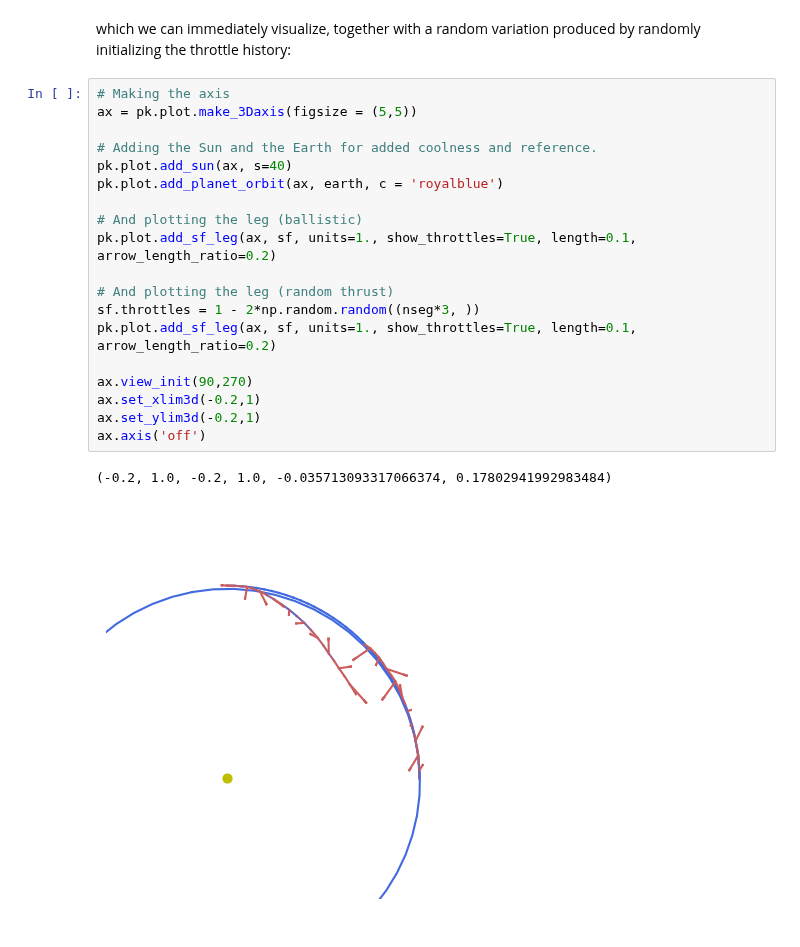
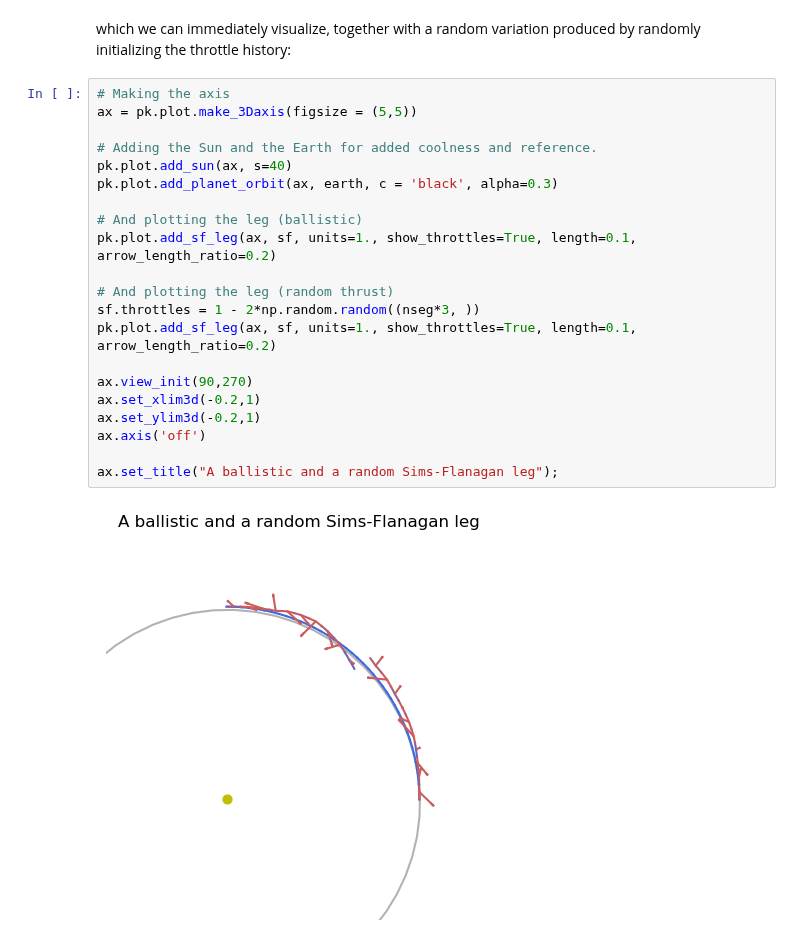
Before and after one commit to esa/kep3, a Jupyter notebook: doc/notebooks/plotting.ipynb, the cells around one changed output. Saved outputs shown, nothing was run; the diff lists cells and outputs as text.

```diff
--- a/doc/notebooks/plotting.ipynb
+++ b/doc/notebooks/plotting.ipynb
@@ -153,22 +153,23 @@ which we can immediately visualize, together with a random variation produced by
 # %%
 # Making the axis
 ax = pk.plot.make_3Daxis(figsize = (5,5))
 
 # Adding the Sun and the Earth for added coolness and reference.
 pk.plot.add_sun(ax, s=40)
-pk.plot.add_planet_orbit(ax, earth, c = 'royalblue')
+pk.plot.add_planet_orbit(ax, earth, c = 'black', alpha=0.3)
 
 # And plotting the leg (ballistic)
 pk.plot.add_sf_leg(ax, sf, units=1., show_throttles=True, length=0.1, arrow_length_ratio=0.2)
 
 # And plotting the leg (random thrust)
 sf.throttles = 1 - 2*np.random.random((nseg*3, ))
 pk.plot.add_sf_leg(ax, sf, units=1., show_throttles=True, length=0.1, arrow_length_ratio=0.2)
 
 ax.view_init(90,270)
 ax.set_xlim3d(-0.2,1)
 ax.set_ylim3d(-0.2,1)
 ax.axis('off')
+
+ax.set_title("A ballistic and a random Sims-Flanagan leg");
 # %% [output]
-(-0.2, 1.0, -0.2, 1.0, -0.035713093317066374, 0.17802941992983484)
-[figure, old version]
+[figure, new version]
```
Also changed, not shown: parts of 1 cell of this notebook, 5 other files.
